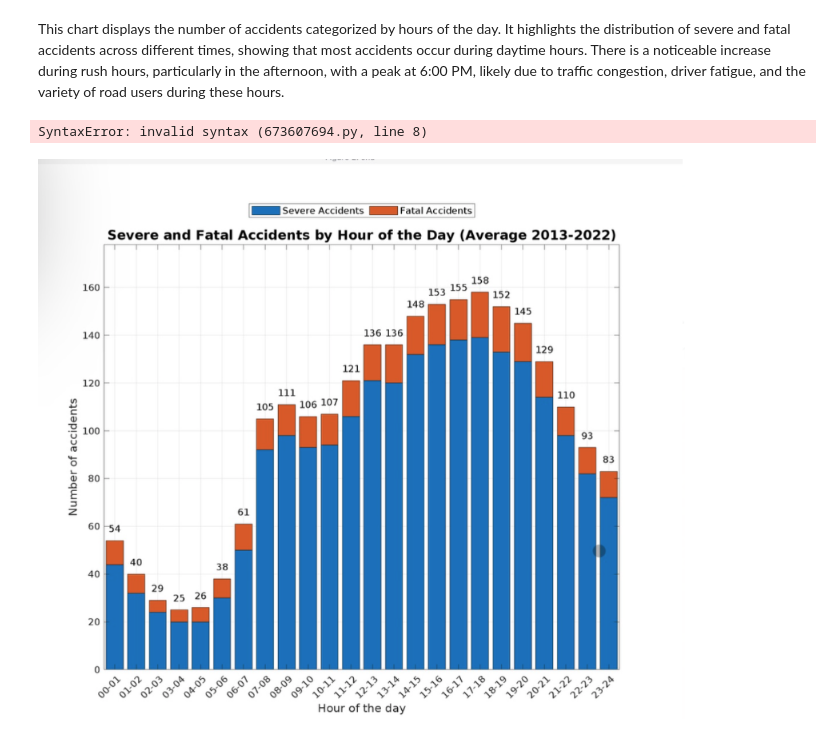
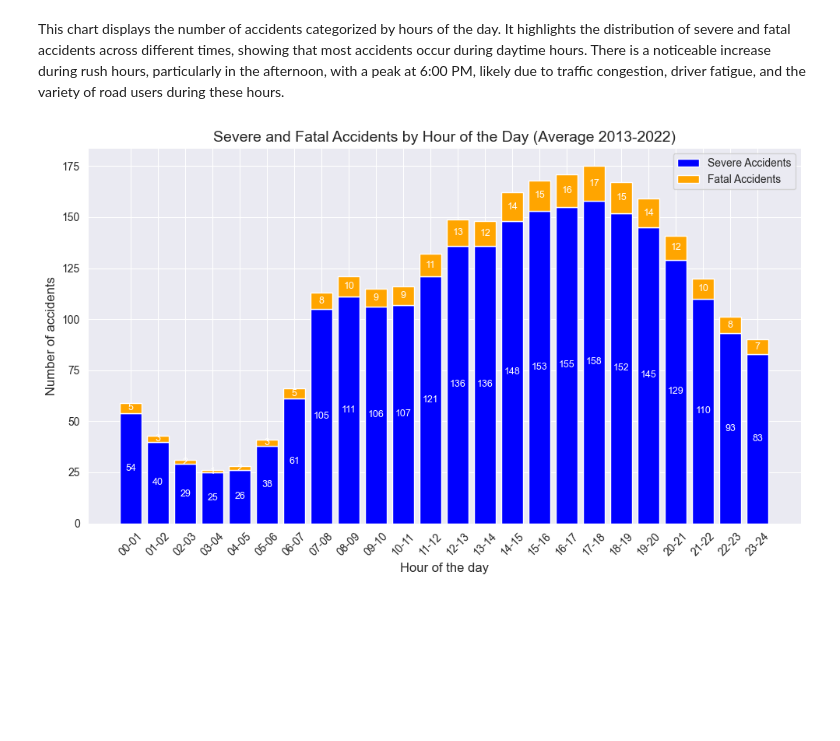
Before and after one commit to zaurusman/Project-RideShare, a Jupyter notebook: project_rIdeshare.ipynb, the cells around one changed output. Cells and saved outputs as stored; diff of their text form; code cells hidden in the pictures; blank space fills up the shorter version.

```diff
--- a/project_rIdeshare.ipynb
+++ b/project_rIdeshare.ipynb
@@ -737,41 +695,42 @@ SyntaxError: unterminated string literal (detected at line 13) (548460831.py, li
 # %% [markdown]
 This chart displays the number of accidents categorized by hours of the day. It highlights the distribution of severe and fatal accidents across different times, showing that most accidents occur during daytime hours. There is a noticeable increase during rush hours, particularly in the afternoon, with a peak at 6:00 PM, likely due to traffic congestion, driver fatigue, and the variety of road users during these hours.
-# %%
-% Data
-hours = {'00-01', '01-02', '02-03', '03-04', '04-05', '05-06', '06-07','07-08', '08-09', '09-10', '10-11', '11-12', '12-13', '13-14', '14-15', '15-16', '16-17', '17-18', '18-19', '19-20', '20-21','21-22', '22-23', '23-24'};
-severe_accidents = [44, 32, 24, 20, 20, 30, 50, 92, 98, 93, 94, 106, 121, 120, 132, 136, 138, 139, 133, 129, 114, 98, 82, 72, 60];
-fatal_accidents = [10, 8, 5, 5, 6, 8, 11, 13, 13, 13, 13, 15, 15, 16, 16, 17, 17, 19, 19, 16, 15, 12, 11, 11, 14];
-
-% Creating the graph
-figure;
-data = [severe_accidents; fatal_accidents]';
-bar(data, 'stacked');
-grid on;
-
-% Customizing colors
-colormap([1 0.5 0; 0.8 0 0]); % Orange for severe accidents, red for fatal accidents
-
-% Titles and labels
-set(gca, 'XTick', 1:length(hours), 'XTickLabel', hours, 'XTickLabelRotation', 45, 'FontSize', 10);
-ylabel('Number of accidents', 'FontSize', 12);
-xlabel('Hour of the day', 'FontSize', 12);
-title('Severe and Fatal Accidents by Hour of the Day (Average 2013-2022)', 'FontSize', 14);
-
-% Adding a legend
-legend({'Severe Accidents', 'Fatal Accidents'}, 'FontSize', 10, 'Location', 'northoutside', 'Orientation', 'horizontal');
-
-% Adding numbers above the bars
-hold on;
-for i = 1:length(hours)
-    total = severe_accidents(i) + fatal_accidents(i);
-    text(i, total + 5, num2str(total, '%.0f'), 'HorizontalAlignment', 'center', 'FontSize', 10);
-end
-hold off;
-
-% Adjusting axis limits
-xlim([0.5 length(hours) + 0.5]); % Ensure spacing between bars
-ylim([0 max(severe_accidents + fatal_accidents) + 20]); % Adjust y-axis range
-# %% [output]
-SyntaxError: invalid syntax (673607694.py, line 8)
-# %% [markdown]
-![image.png](embedded-picture-1)
+# %%
+import matplotlib.pyplot as plt
+import numpy as np
+
+# Example data (replace with actual data)
+hours = [f"{i:02d}-{i+1:02d}" for i in range(24)]  # Hours of the day
+severe_accidents = [54, 40, 29, 25, 26, 38, 61, 105, 111, 106, 107, 121, 136, 136, 148, 153, 155, 158, 152, 145, 129, 110, 93, 83]
+fatal_accidents = [5, 3, 2, 1, 2, 3, 5, 8, 10, 9, 9, 11, 13, 12, 14, 15, 16, 17, 15, 14, 12, 10, 8, 7]
+
+# Convert to NumPy arrays for easier stacking
+severe_accidents = np.array(severe_accidents)
+fatal_accidents = np.array(fatal_accidents)
+
+# Plotting the data
+plt.figure(figsize=(10, 6))
+bar_width = 0.8
+x = np.arange(len(hours))
+
+# Stacked bar chart
+plt.bar(x, severe_accidents, color='blue', label='Severe Accidents')
+plt.bar(x, fatal_accidents, bottom=severe_accidents, color='orange', label='Fatal Accidents')
+
+# Adding labels and title
+plt.title("Severe and Fatal Accidents by Hour of the Day (Average 2013-2022)", fontsize=14)
+plt.xlabel("Hour of the day", fontsize=12)
+plt.ylabel("Number of accidents", fontsize=12)
+plt.xticks(x, hours, rotation=45, fontsize=10)
+plt.legend()
+
+# Adding the numbers on top of the bars
+for i, (severe, fatal) in enumerate(zip(severe_accidents, fatal_accidents)):
+    plt.text(i, severe / 2, str(severe), ha='center', va='center', color='white', fontsize=9)
+    if fatal > 0:
+        plt.text(i, severe + fatal / 2, str(fatal), ha='center', va='center', color='white', fontsize=9)
+
+# Adjust layout and show the plot
+plt.tight_layout()
+plt.show()
+# %% [output]
+[figure, added]
```
Also changed, not shown: parts of 1 cell of this notebook.
